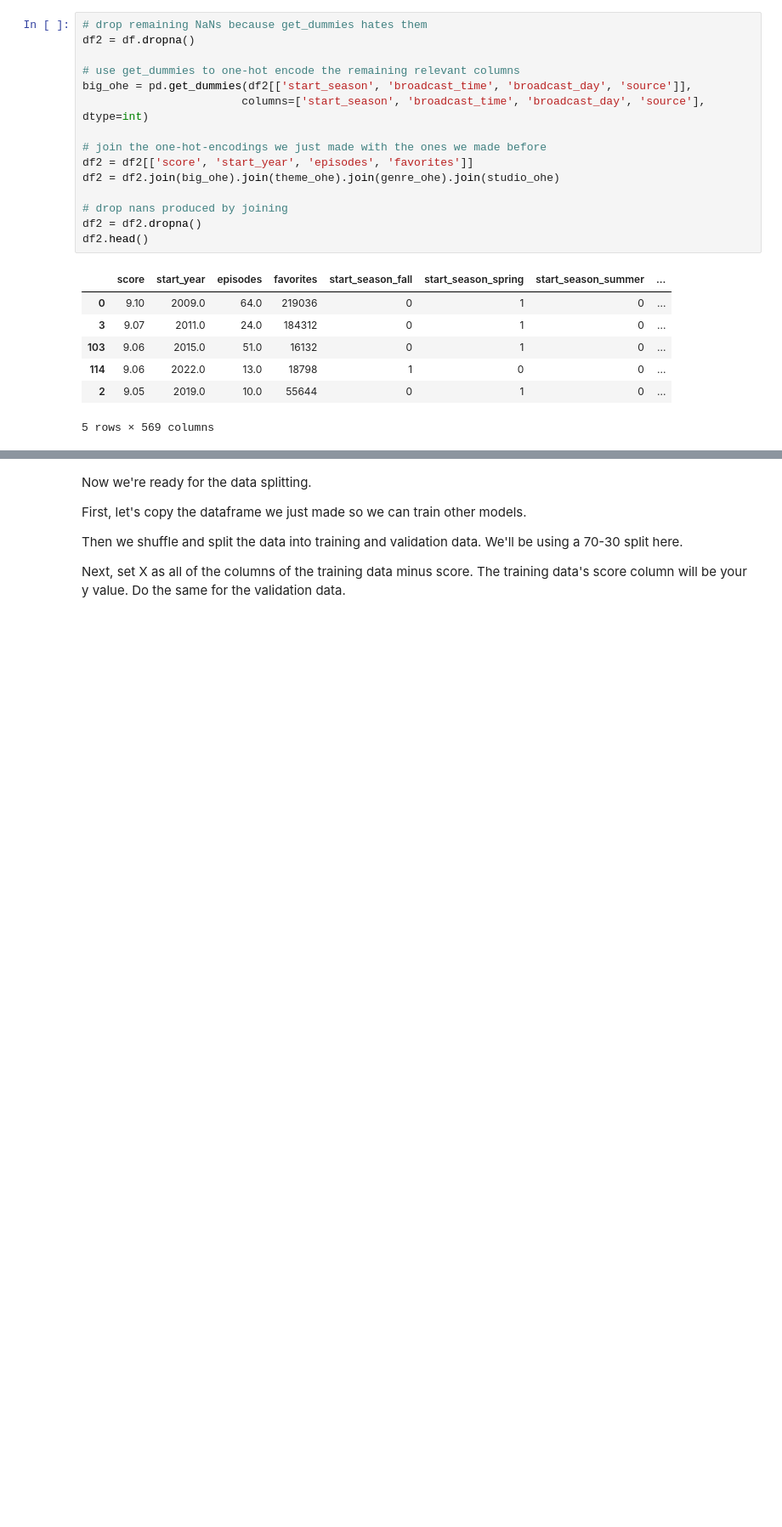
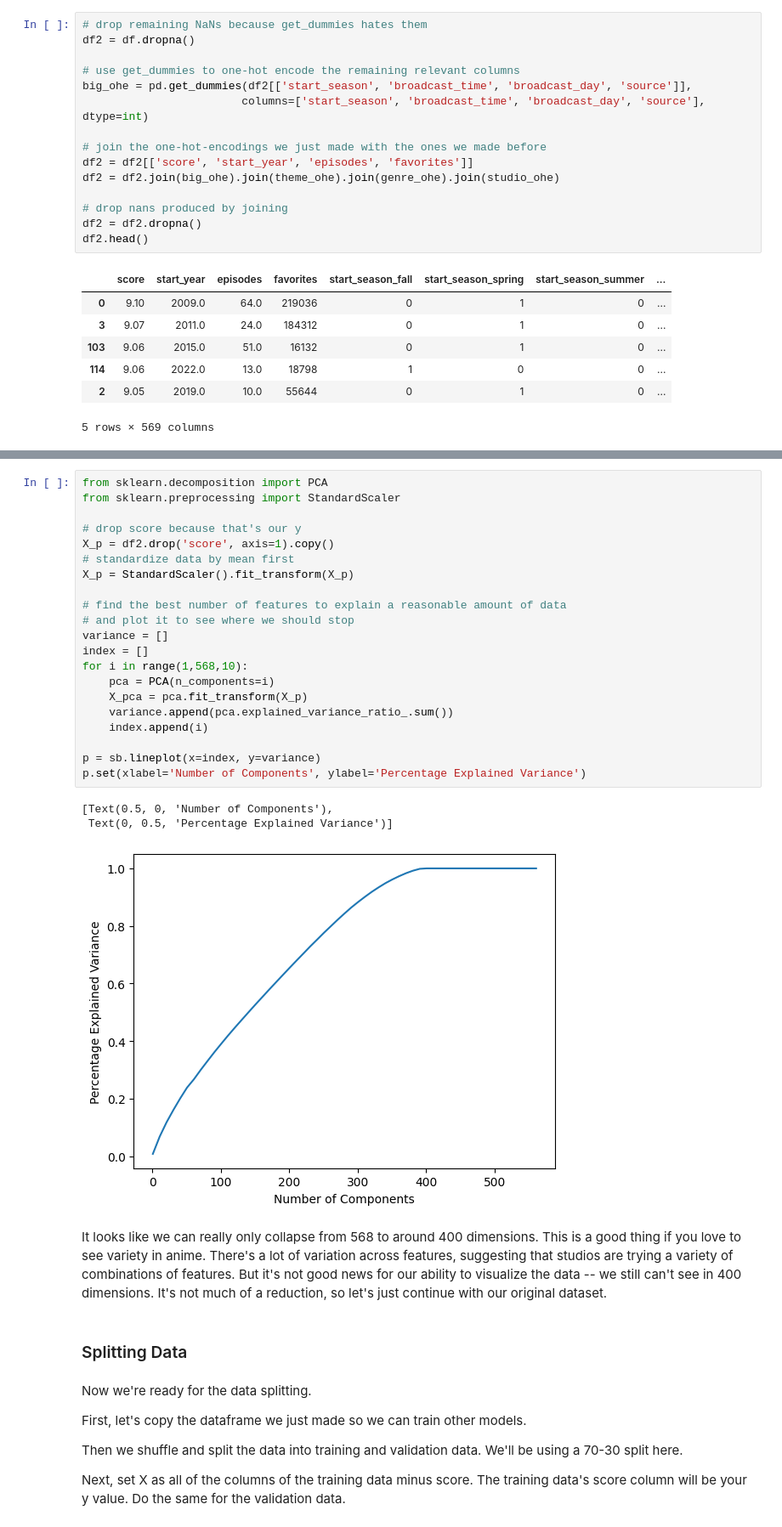
Before and after one commit to afoster8/afoster8.github.io, a Jupyter notebook: finalproject.ipynb, the cells around one changed output, grey strips where cells are left out. Shown at 85% size. Cells and saved outputs as stored; diff of their text form; blank space fills up the shorter version.

```diff
--- a/finalproject.ipynb
+++ b/finalproject.ipynb
@@ -569,3 +573,32 @@ df2.head()
+# %%
+from sklearn.decomposition import PCA
+from sklearn.preprocessing import StandardScaler
+
+# drop score because that's our y
+X_p = df2.drop('score', axis=1).copy()
+# standardize data by mean first
+X_p = StandardScaler().fit_transform(X_p)
+
+# find the best number of features to explain a reasonable amount of data
+# and plot it to see where we should stop
+variance = []
+index = []
+for i in range(1,568,10):
+    pca = PCA(n_components=i)
+    X_pca = pca.fit_transform(X_p)
+    variance.append(pca.explained_variance_ratio_.sum())
+    index.append(i)
+
+p = sb.lineplot(x=index, y=variance)
+p.set(xlabel='Number of Components', ylabel='Percentage Explained Variance')
+# %% [output]
+[Text(0.5, 0, 'Number of Components'),
+ Text(0, 0.5, 'Percentage Explained Variance')]
+[figure, added]
+# %% [markdown]
+It looks like we can really only collapse from 568 to around 400 dimensions. This is a good thing if you love to see variety in anime. There's a lot of variation across features, suggesting that studios are trying a variety of combinations of features. But it's not good news for our ability to visualize the data -- we still can't see in 400 dimensions. It's not much of a reduction, so let's just continue with our original dataset.
+# %% [markdown]
+### Splitting Data
 # %% [markdown]
 Now we're ready for the data splitting.
 
```
Also changed, not shown: parts of 6 cells of this notebook, 1 other file.
